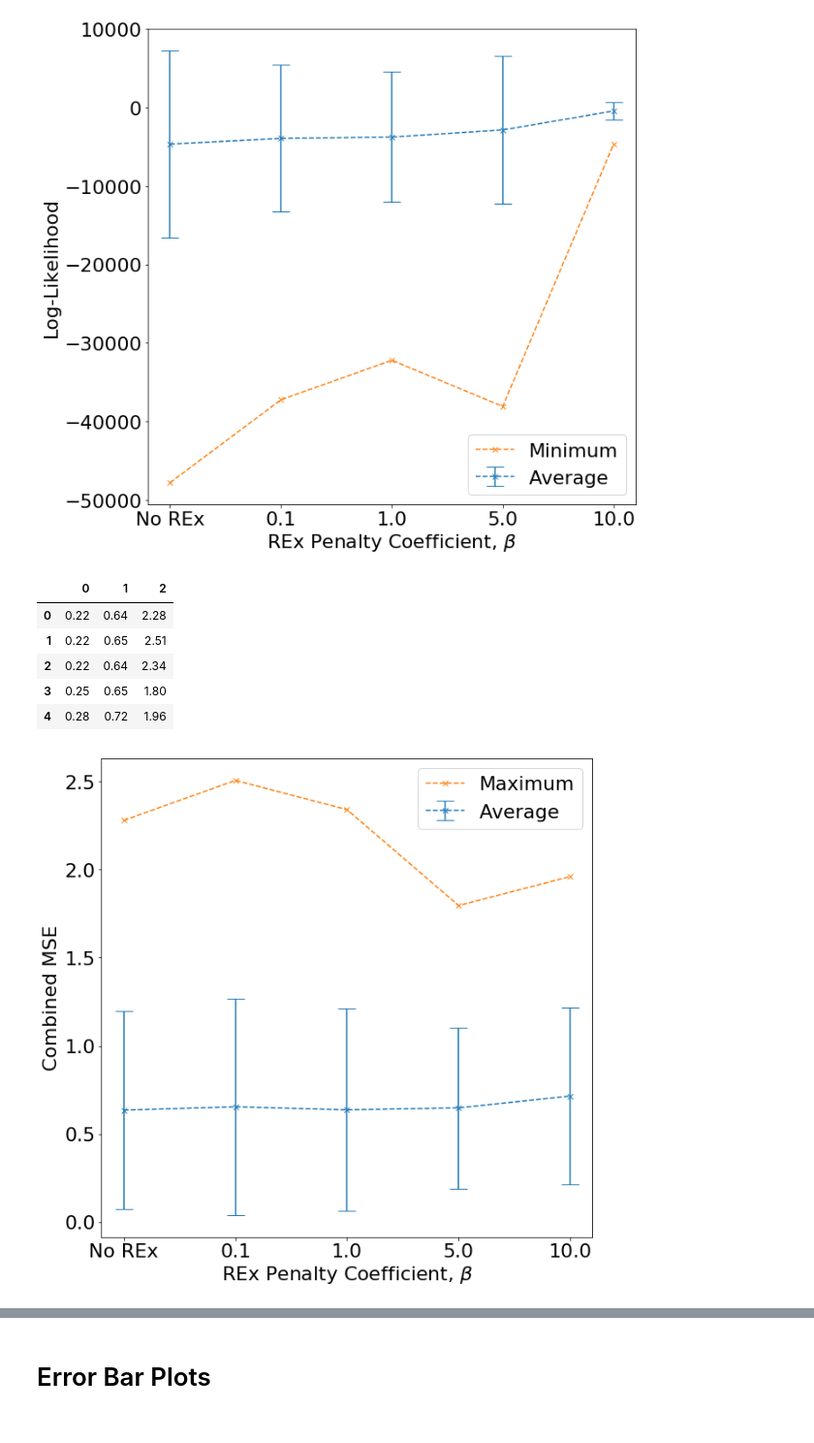
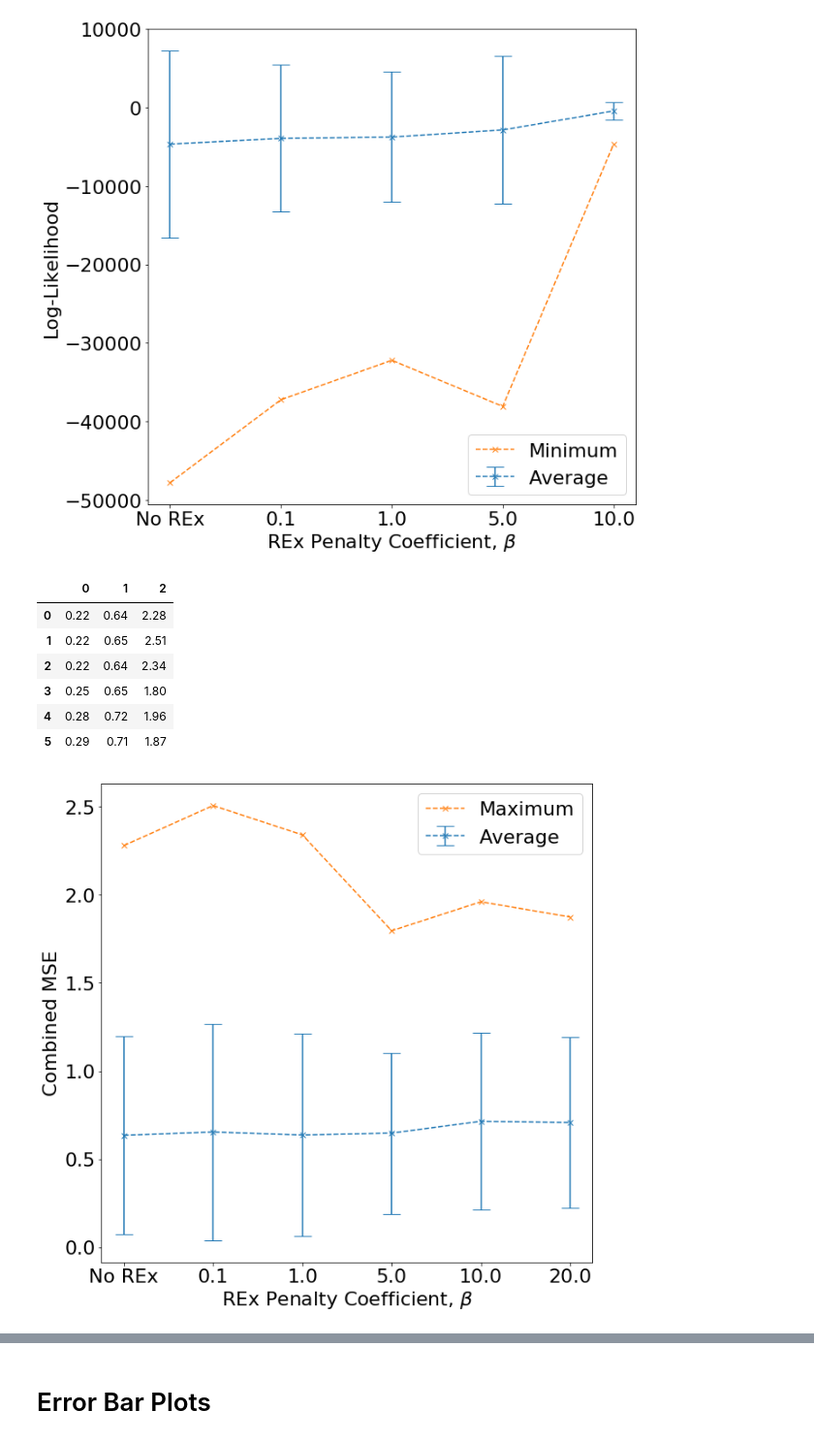
Before and after one commit to thatscotdatasci/mopo, a Jupyter notebook: jupyter/model_scoring_comparisons.ipynb, the cells around one changed output, grey strips where cells are left out. Shown at 97% size. Drawn from its saved outputs; the diff is of its cells as text; code cells hidden in the pictures.

```diff
--- a/jupyter/model_scoring_comparisons.ipynb
+++ b/jupyter/model_scoring_comparisons.ipynb
@@ -378,8 +433,9 @@ mrt1_experiments_rex_01 = ['MP751', 'MP752', 'MP753']
 mrt1_experiments_rex_1  = ['MP754', 'MP755', 'MP756']
 mrt1_experiments_rex_5  = ['MP772', 'MP773', 'MP774']
 mrt1_experiments_rex_10 = ['MP757', 'MP758', 'MP759']
+mrt1_experiments_rex_20 = ['MQ233', 'MQ234', 'MQ235']
 
-mrt1_labels = [f'D&O - {i}' for i in ['No REx', 'REx - $\\beta=0.1$', 'REx - $\\beta=1.0$', 'REx - $\\beta=5.0$', 'REx - $\\beta=10.0$']]
+mrt1_labels = [f'D&O - {i}' for i in ['No REx', 'REx - $\\beta=0.1$', 'REx - $\\beta=1.0$', 'REx - $\\beta=5.0$', 'REx - $\\beta=10.0$', 'REx - $\\beta=20.0$']]
 mrt1_labels
 # %% [output]
 ['D&O - No REx',
@@ -403,6 +460,7 @@ mrt1_scores_rex_01_df = get_scores_df(mrt1_experiments_rex_01, evaluation_datase
 mrt1_scores_rex_1_df = get_scores_df(mrt1_experiments_rex_1, evaluation_datasets)
 mrt1_scores_rex_5_df = get_scores_df(mrt1_experiments_rex_5, evaluation_datasets)
 mrt1_scores_rex_10_df = get_scores_df(mrt1_experiments_rex_10, evaluation_datasets)
+mrt1_scores_rex_20_df = get_scores_df(mrt1_experiments_rex_20, evaluation_datasets)
 # %%
 mrt1_scores_no_rex_groups = (mrt1_scores_no_rex_df.groupby(['training_dataset', 'rex', 'rex_beta', 'evaluation_dataset']))
 mrt1_scores_no_rex_avgs_df = mrt1_scores_no_rex_groups.mean().reset_index()
@@ -428,6 +486,11 @@ mrt1_scores_rex_10_groups = (mrt1_scores_rex_10_df.groupby(['training_dataset',
 mrt1_scores_rex_10_avgs_df = mrt1_scores_rex_10_groups.mean().reset_index()
 mrt1_scores_rex_10_mins_df = mrt1_scores_rex_10_groups.min().reset_index()
 mrt1_scores_rex_10_maxs_df = mrt1_scores_rex_10_groups.max().reset_index()
+
+mrt1_scores_rex_20_groups = (mrt1_scores_rex_20_df.groupby(['training_dataset', 'rex', 'rex_beta', 'evaluation_dataset']))
+mrt1_scores_rex_20_avgs_df = mrt1_scores_rex_20_groups.mean().reset_index()
+mrt1_scores_rex_20_mins_df = mrt1_scores_rex_20_groups.min().reset_index()
+mrt1_scores_rex_20_maxs_df = mrt1_scores_rex_20_groups.max().reset_index()
 # %% [markdown]
 # Groupings
 # %%
@@ -485,6 +548,7 @@ mrt1_score_avg_dfs = [
     mrt1_scores_rex_1_avgs_df,
     mrt1_scores_rex_5_avgs_df,
     mrt1_scores_rex_10_avgs_df,
+    mrt1_scores_rex_20_avgs_df,
 ]
 
 experiment_score_avg_dfs = [
@@ -493,7 +557,7 @@ experiment_score_avg_dfs = [
 ]
 experiment_labels = [*sac_labels, *d3rlpy_labels, *m3_labels, *mrt1_labels]
 final_experiment_labels = [*m3_labels, *mrt1_labels]
-final_experiment_training_eval_ds_groups = [*[m3_training_datasets]*5, *[mrt_training_datasets]*5]
+final_experiment_training_eval_ds_groups = [*[m3_training_datasets]*5, *[mrt_training_datasets]*6]
 # %%
 evaluation_datasets_groups = {
     'D4RL': [
@@ -928,31 +992,32 @@ pd.DataFrame([train_avgs, test_avgs, test_mins]).T.astype(int)
 # %%
 fig, ax = plt.subplots(1, 1, figsize=(10, 10))
 train_avgs = []
 test_avgs = []
 test_stds = []
 test_maxs = []
-for train_ds_label, train_eval_ds_group, train_res_df in zip(mrt1_labels, [*[mrt_training_datasets]*5], mrt1_score_avg_dfs):
+for train_ds_label, train_eval_ds_group, train_res_df in zip(mrt1_labels, [*[mrt_training_datasets]*6], mrt1_score_avg_dfs):
     train_avgs.append(train_res_df.loc[train_res_df['evaluation_dataset'].isin(train_eval_ds_group), 'overall_mse'].mean())
     test_avgs.append(train_res_df.loc[~train_res_df['evaluation_dataset'].isin(train_eval_ds_group), 'overall_mse'].mean())
     test_stds.append(train_res_df.loc[~train_res_df['evaluation_dataset'].isin(train_eval_ds_group), 'overall_mse'].std(ddof=0))
     test_maxs.append(train_res_df.loc[~train_res_df['evaluation_dataset'].isin(train_eval_ds_group), 'overall_mse'].max())
 ax.errorbar(mrt1_labels, test_avgs, test_stds, color=cols[0], ls='--', marker='x', capsize=10, label='Average')
 ax.plot(mrt1_labels, test_maxs, marker='x', ls='--', color=cols[1], label='Maximum')
 ax.set_xticklabels(rex_labels)
 ax.set_xlabel('REx Penalty Coefficient, $\\beta$')
 ax.set_ylabel('Combined MSE')
 ax.set_ylim(None, None)
 plt.legend()
 fig.savefig(os.path.join(FIG_DIR, 'ch4', 'expert_combined_mse_avgs.png'), pad_inches=0.2, bbox_inches='tight')
 pd.DataFrame([train_avgs, test_avgs, test_maxs]).T.round(2)
 # %% [output]
 |  | 0 | 1 | 2 |
 | 0 | 0.22 | 0.64 | 2.28 |
 | 1 | 0.22 | 0.65 | 2.51 |
 | 2 | 0.22 | 0.64 | 2.34 |
 | 3 | 0.25 | 0.65 | 1.80 |
 | 4 | 0.28 | 0.72 | 1.96 |
+| 5 | 0.29 | 0.71 | 1.87 |
-[figure, old version]
+[figure, new version]
 # %%
 fig, ax = plt.subplots(1, 1, figsize=(10, 10))
 train_avgs = []
```
Also changed, not shown: parts of 4 cells of this notebook, 12 other files.
